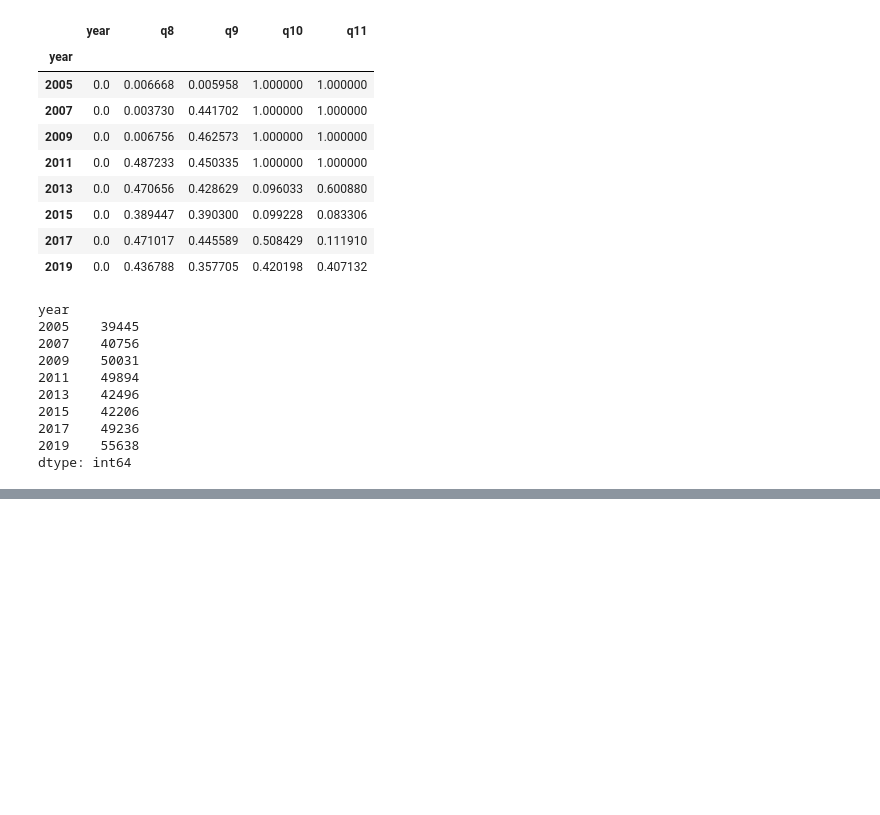
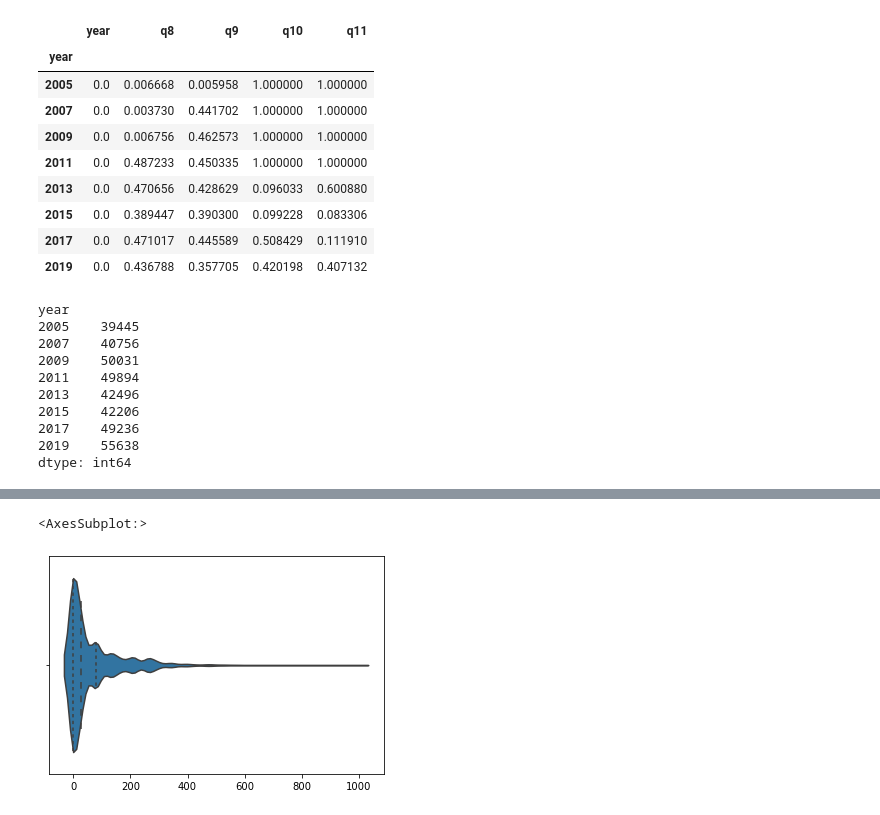
Before and after one commit to brodyee/STATS551_Project, a Jupyter notebook: eda/brodysEDA.ipynb, the cells around one changed output, grey strips where cells are left out. Drawn from its saved outputs; the diff is of its cells as text; code cells hidden in the pictures; blank space fills up the shorter version.

```diff
--- a/eda/brodysEDA.ipynb
+++ b/eda/brodysEDA.ipynb
@@ -380,0 +636,5 @@ dtype: int64
+# %%
+sns.violinplot(x=carRiskScore(surv19),inner="quartile")
+# %% [output]
+<AxesSubplot:>
+[figure, added]
```
Also changed, not shown: parts of 34 cells of this notebook.
